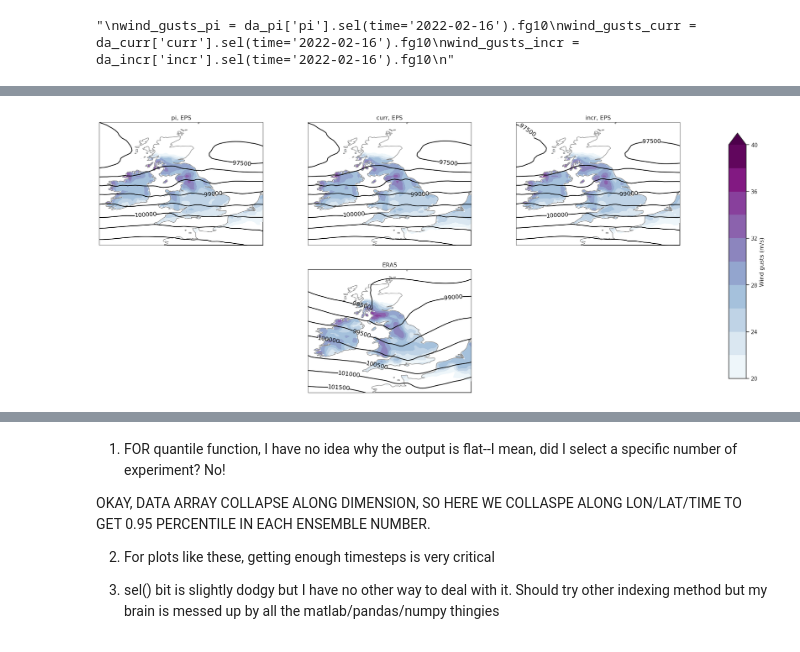
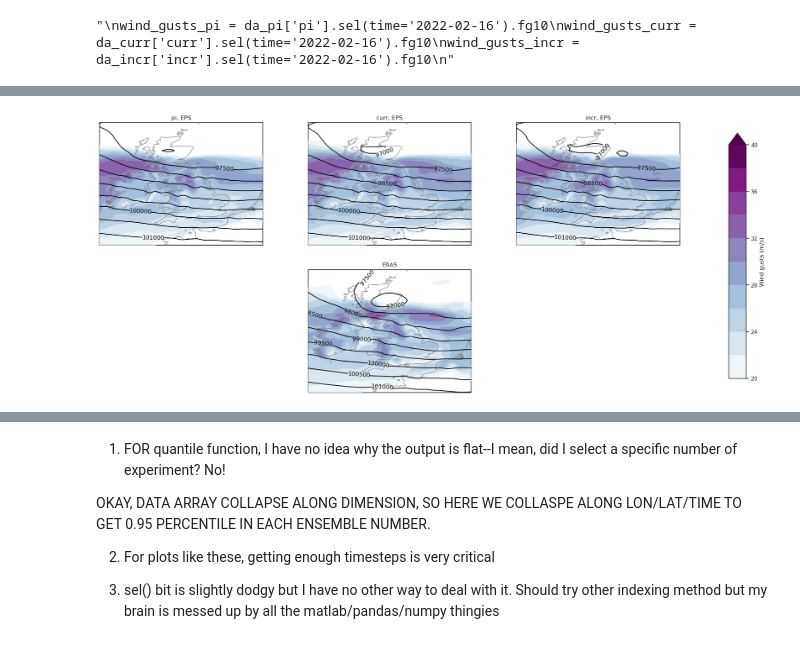
Before and after one commit to deviterra/storm_dudley, a Jupyter notebook: file/00_wind_gusts_plot.ipynb, the cells around one changed output, grey strips where cells are left out. Drawn from its saved outputs; the diff is of its cells as text; code cells hidden in the pictures.

```diff
--- a/file/00_wind_gusts_plot.ipynb
+++ b/file/00_wind_gusts_plot.ipynb
@@ -194,7 +194,7 @@ for e in experiments:
     avg_wg[e] = wind_gusts[e].quantile(0.95,dim=['latitude','longitude','time'])
     max_number[e] = wind_gusts[e].sortby(avg_wg[e],ascending=False).number[:10]
     wd[e] = wind_gusts[e].sel(number=wind_gusts[e].sortby(avg_wg[e],ascending=False).number[:10]).max(dim='time').mean(dim='number')
-    pres[e] = da[e][e].sel(time='2022-02-16 T12').msl.sel(number=max_number[e][0])
+    pres[e] = da[e][e].sel(time='2022-02-16 T18').msl.sel(number=max_number[e][:10]).mean(dim='number')
 # %%
 lon_min = -11
 lon_max = 5
@@ -235,3 +221,5 @@ Attributes:
+# %%
+era5_MSL = era5_2022.msl.sel(time='2022-02-16 T18',latitude=slice(lat_max,lat_min),longitude=slice(lon_min, lon_max))
 # %%
 era5_MSL.sel(time='2022-02-16')
 # %% [output]
@@ -268,38 +256,34 @@ for num, e in enumerate(experiments):
     ax = plt.subplot(2,3, num+1, projection = projection)
     ax.set_extent(uk,projection)
     ax.add_feature(cfeature.COASTLINE.with_scale('50m'), color = 'grey', zorder = 14)
-    ax.add_feature(cfeature.OCEAN, zorder=12, color = 'white')
-
-
 
     cf = ax.contourf(lon, lat, wd[e], clevs_fg10, cmap=plt.cm.BuPu,
                     transform=projection, zorder = 10, extend = 'max')
     cs = ax.contour(lon,lat, pres[e], clevs_msl, colors='black',
                         transform=projection, zorder = 16)
     plt.clabel(cs, fmt='%d')
     ax.set_title(e+", EPS")
 
 
 #subplot of era5
 era5_GUST.sel(time='2022-02-16')
 ax_era5 = plt.subplot(2,3,5,projection = projection)
 ax_era5.set_extent(uk, projection)
 ax_era5.add_feature(cfeature.COASTLINE.with_scale('50m'), color = 'grey', zorder = 14)
-ax_era5.add_feature(cfeature.OCEAN, zorder=12, color = 'white')  #zorder > 10
 
 cf = ax_era5.contourf(lon_e, lat_e, era5_GUST.sel(time='2022-02-16'), clevs_fg10, cmap=plt.cm.BuPu,
                 transform=projection, zorder = 10, extend = 'max')
-cs = ax_era5.contour(lon_e,lat_e, era5_MSL.sel(time='2022-02-16'), clevs_msl, colors='black',
+cs = ax_era5.contour(lon_e,lat_e, era5_MSL, clevs_msl, colors='black',
                     transform=projection, zorder = 16)
 plt.clabel(cs, fmt='%d')
 ax_era5.set_title('ERA5')
 
 
 fig.subplots_adjust(right=0.8)
 cbar_ax = fig.add_axes([0.85, 0.15, 0.02, 0.7])
 fig.colorbar(cf, cax=cbar_ax, label='Wind gusts (m/s)', extend = 'max')
 
 plt.savefig('figures/00_wind_gusts_inidate'+'2022-02-16'+'.png')
 plt.savefig('figures/00_wind_gusts_inidate'+'2022-02-16'+'.png')
 # %% [output]
-[figure, old version]
+[figure, new version]
```
Also changed, not shown: parts of 8 cells of this notebook, 32 other files.
